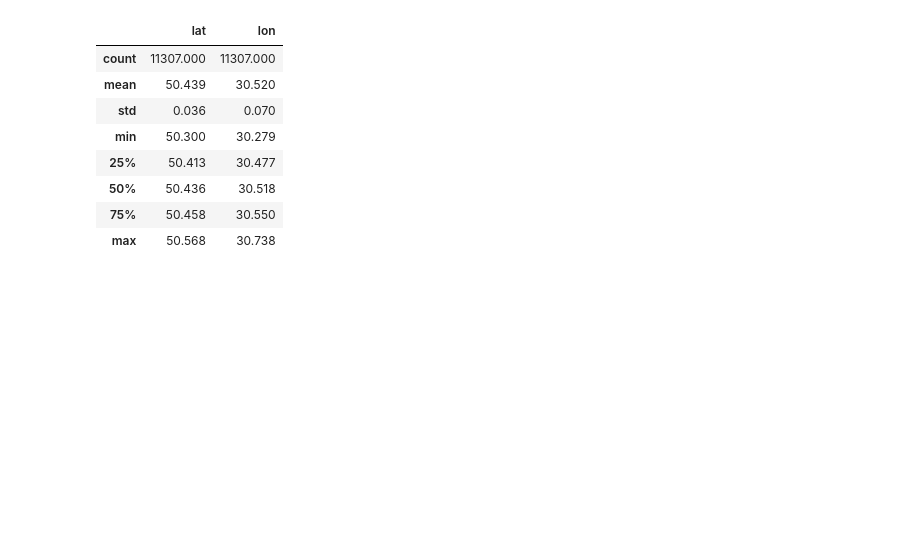
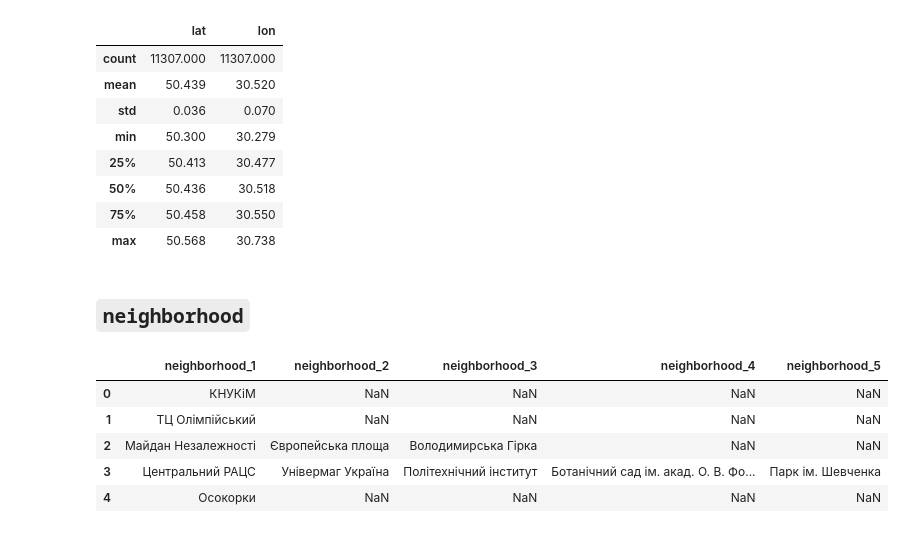
Before and after one commit to nvkoval/web-app_rent_price_prediction, a Jupyter notebook: notebooks/03_data_cleaning.ipynb, the cells around one changed output. Cells and saved outputs as stored; diff of their text form; code cells hidden in the pictures; blank space fills up the shorter version.

```diff
--- a/notebooks/03_data_cleaning.ipynb
+++ b/notebooks/03_data_cleaning.ipynb
@@ -289,3 +290,25 @@ data[['lat', 'lon']].describe().round(3)
 | 50% | 50.436 | 30.518 |
 | 75% | 50.458 | 30.550 |
 | max | 50.568 | 30.738 |
+# %% [markdown]
+## `neighborhood`
+# %%
+def safe_literal_eval(val):
+    if pd.isna(val):
+        return []
+    try:
+        return ast.literal_eval(val)
+    except:
+        return []
+
+data['neighborhood'] = data['neighborhood'].apply(safe_literal_eval)
+neighborhood_df = data['neighborhood'].apply(pd.Series)
+neighborhood_df.columns = [f'neighborhood_{i+1}' for i in neighborhood_df.columns]
+neighborhood_df.head()
+# %% [output]
+|  | neighborhood_1 | neighborhood_2 | neighborhood_3 | neighborhood_4 | neighborhood_5 |
+| 0 | КНУКіМ | NaN | NaN | NaN | NaN |
+| 1 | ТЦ Олімпійський | NaN | NaN | NaN | NaN |
+| 2 | Майдан Незалежності | Європейська площа | Володимирська Гірка | NaN | NaN |
+| 3 | Центральний РАЦС | Універмаг Україна | Політехнічний інститут | Ботанічний сад ім. акад. О. В. Фо... | Парк ім. Шевченка |
+| 4 | Осокорки | NaN | NaN | NaN | NaN |
```
Also changed, not shown: parts of 8 cells of this notebook.
